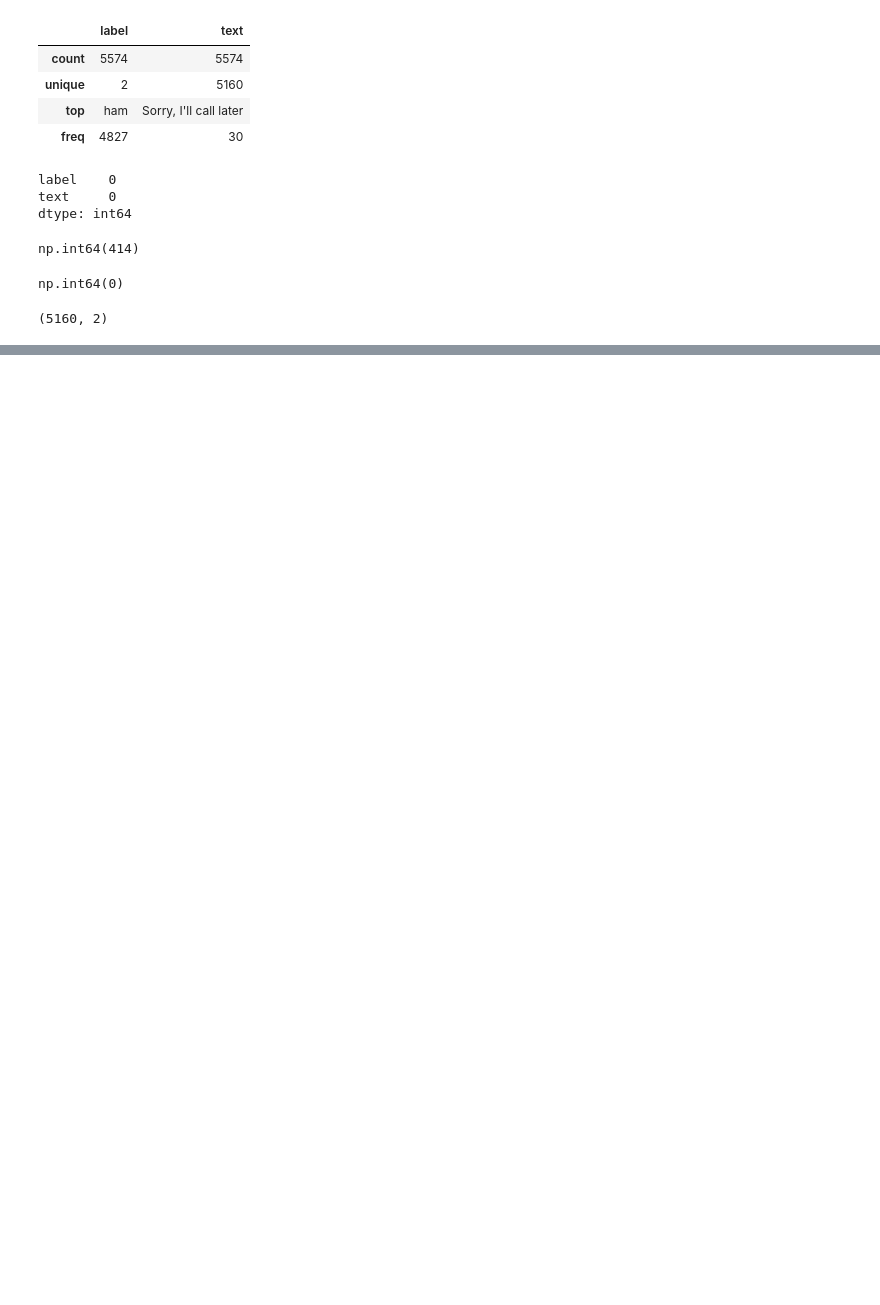
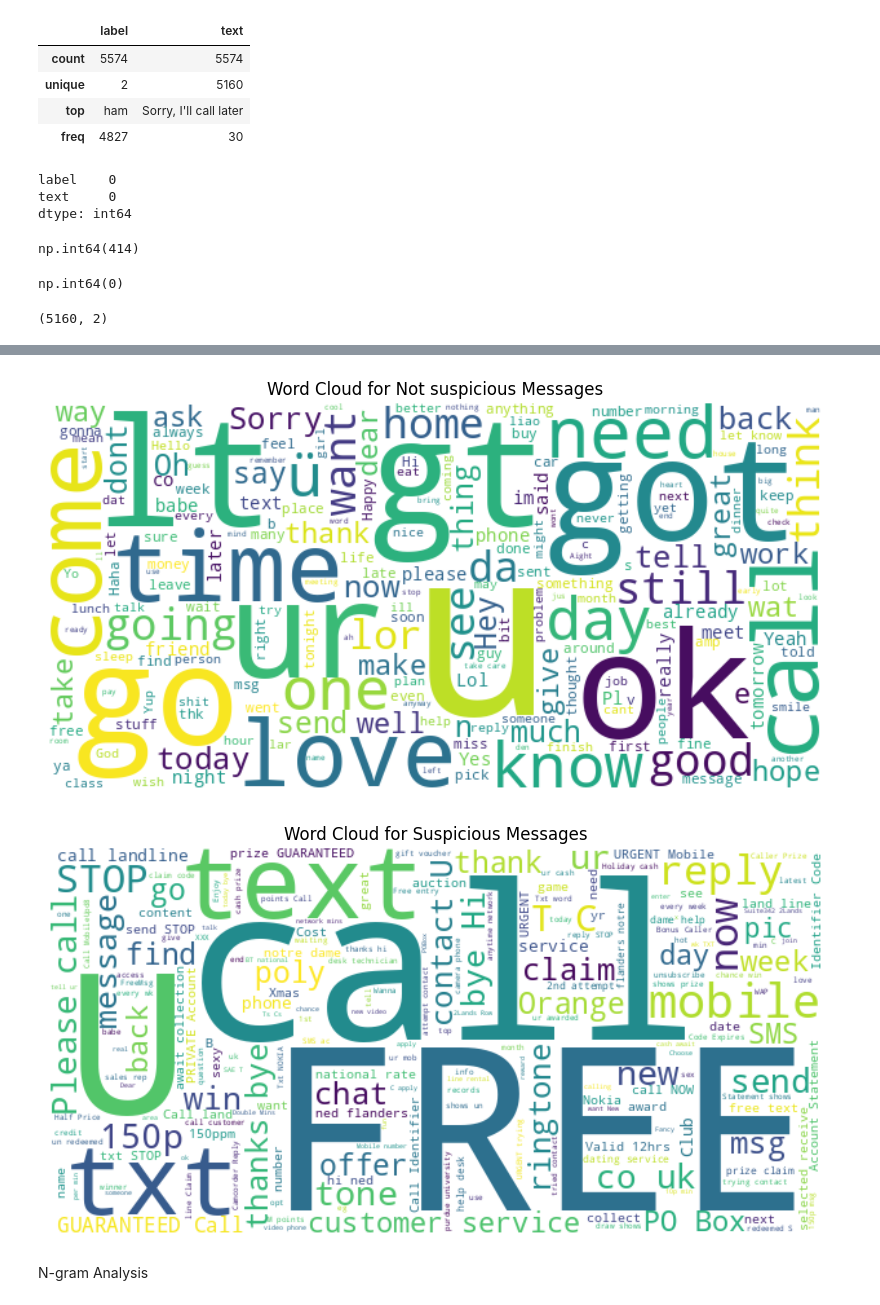
Before and after one commit to SheshamJoseph/Hybrid_SE_system, a Jupyter notebook: cse_detection.ipynb, the cells around one changed output, grey strips where cells are left out. Drawn from its saved outputs; the diff is of its cells as text; code cells hidden in the pictures; blank space fills up the shorter version.

Commit message:
finished dataset analysis

```diff
--- a/cse_detection.ipynb
+++ b/cse_detection.ipynb
@@ -99,0 +319,23 @@ sms_df.shape
+# %%
+stop_words = set(stopwords.words('english'))
+
+# function to join all text in a class and filter stop words
+def create_word_cloud(label):
+    text = " ".join(combined_df[combined_df['is_suspicious'] == label]['text'])
+    filtered_words = " ".join([word for word in text.split() if word.lower() not in stop_words])
+    wordcloud = WordCloud(width=600, height=300, background_color='white').generate(filtered_words)
+    plt.figure(figsize=(10, 7))
+    plt.imshow(wordcloud, interpolation='bilinear')
+    plt.axis('off')
+    plt.title(f"Word Cloud for {"Suspicious" if label == 'yes' else "Not suspicious"} Messages")
+    plt.savefig(f'images/{"Suspicious" if label == 'yes' else "Not suspicious"}_word_cloud.png')
+    plt.show()
+# %%
+# Generate word clouds for each label
+for label in combined_df['is_suspicious'].unique():
+    create_word_cloud(label)
+# %% [output]
+[figure, added]
+[figure, added]
+# %% [markdown]
+N-gram Analysis
```
Also changed, not shown: parts of 34 cells of this notebook, 1 other file.
